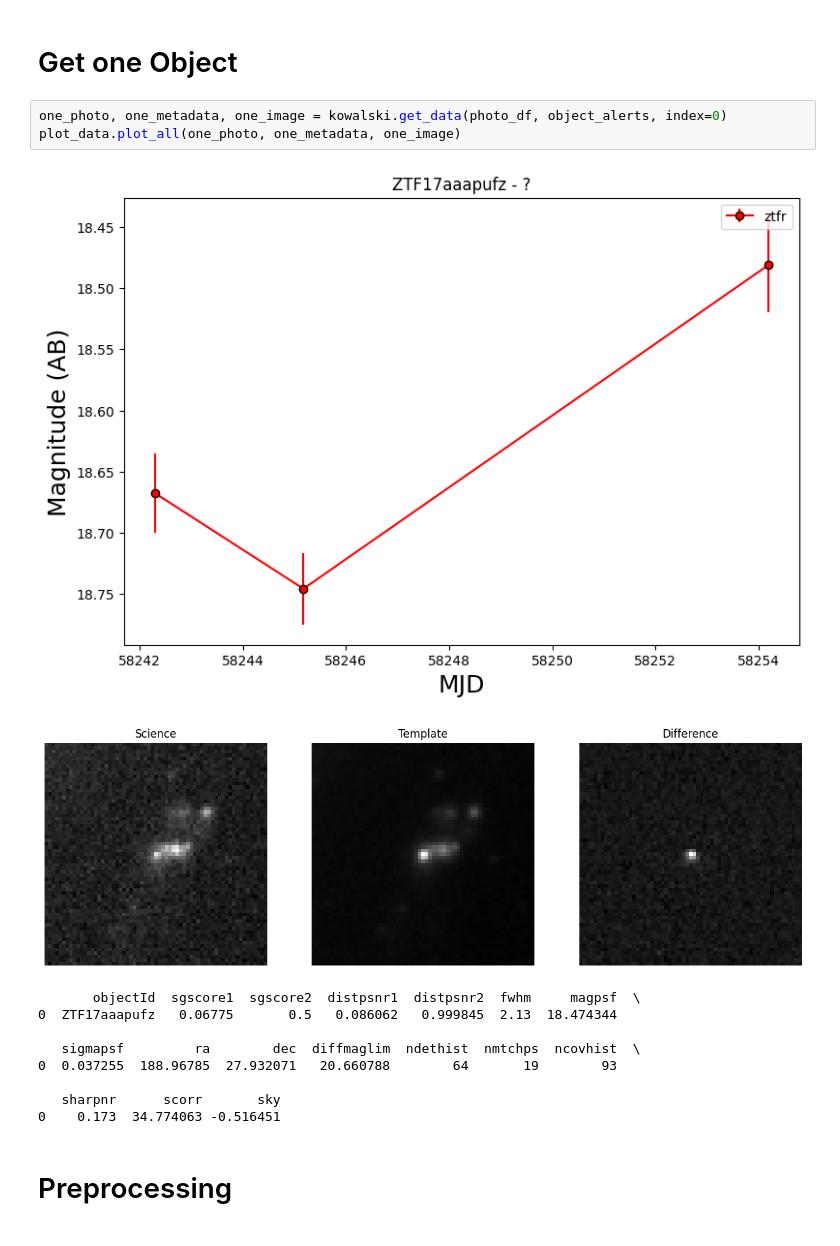
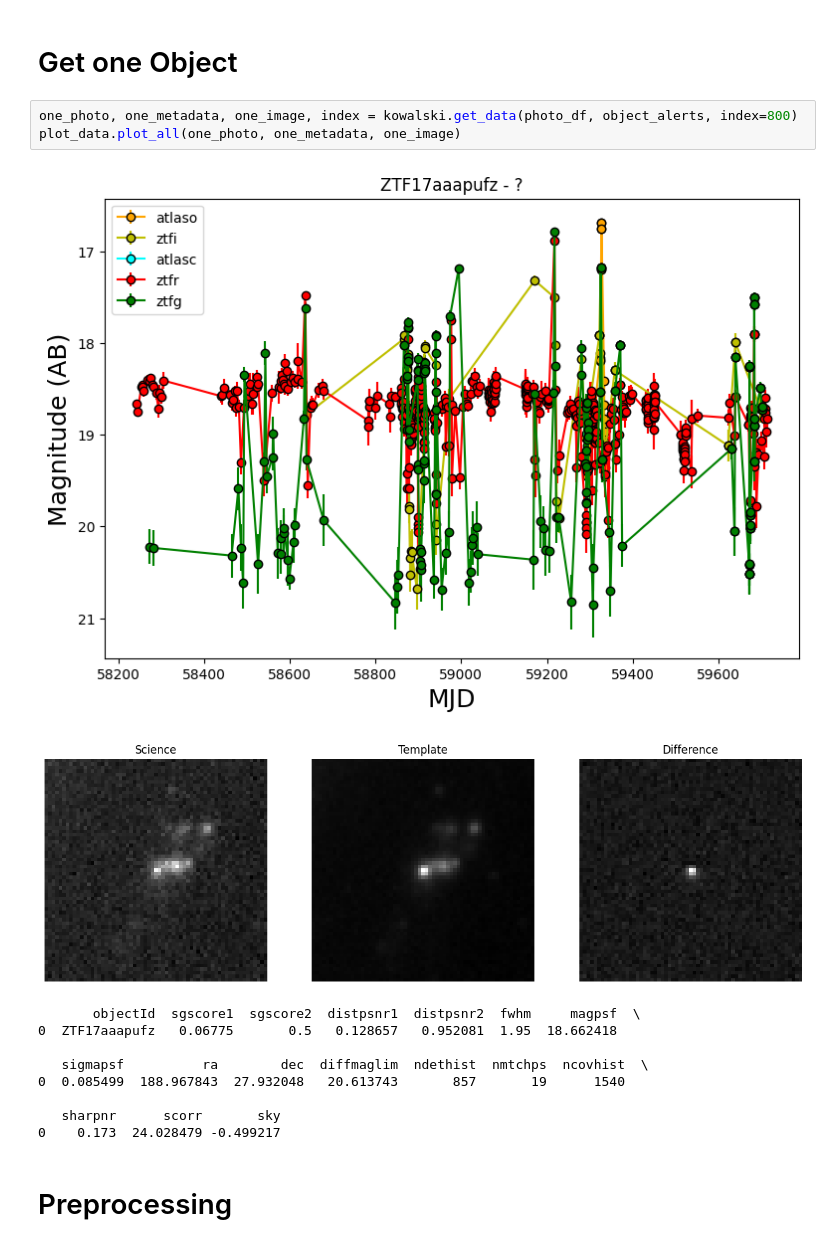
Before and after one commit to theobonzi/ML_skyportal, a Jupyter notebook: run_kowalski.ipynb, the cells around one changed output. Drawn from its saved outputs; the diff is of its cells as text.

Commit message:
add fct to loop on all alerte

```diff
--- a/run_kowalski.ipynb
+++ b/run_kowalski.ipynb
@@ -53,19 +53,19 @@ photo_df, object_alerts = kowalski.load_kowalski_data(objIds[0], path)
 # %% [markdown]
 # Get one Object
 # %%
-one_photo, one_metadata, one_image = kowalski.get_data(photo_df, object_alerts, index=0)
+one_photo, one_metadata, one_image, index = kowalski.get_data(photo_df, object_alerts, index=800)
 plot_data.plot_all(one_photo, one_metadata, one_image)
 # %% [output]
-[figure, old version]
+[figure, new version]
 [figure]
        objectId  sgscore1  sgscore2  distpsnr1  distpsnr2  fwhm     magpsf  \
-0  ZTF17aaapufz   0.06775       0.5   0.086062   0.999845  2.13  18.474344
+0  ZTF17aaapufz   0.06775       0.5   0.128657   0.952081  1.95  18.662418
 
-   sigmapsf         ra        dec  diffmaglim  ndethist  nmtchps  ncovhist  \
-0  0.037255  188.96785  27.932071   20.660788        64       19        93
+   sigmapsf          ra        dec  diffmaglim  ndethist  nmtchps  ncovhist  \
+0  0.085499  188.967843  27.932048   20.613743       857       19      1540
 
    sharpnr      scorr       sky
-0    0.173  34.774063 -0.516451
+0    0.173  24.028479 -0.499217
 # %% [markdown]
 # Preprocessing
 # %%
```
Also changed, not shown: parts of 9 cells of this notebook, 5 other files.
